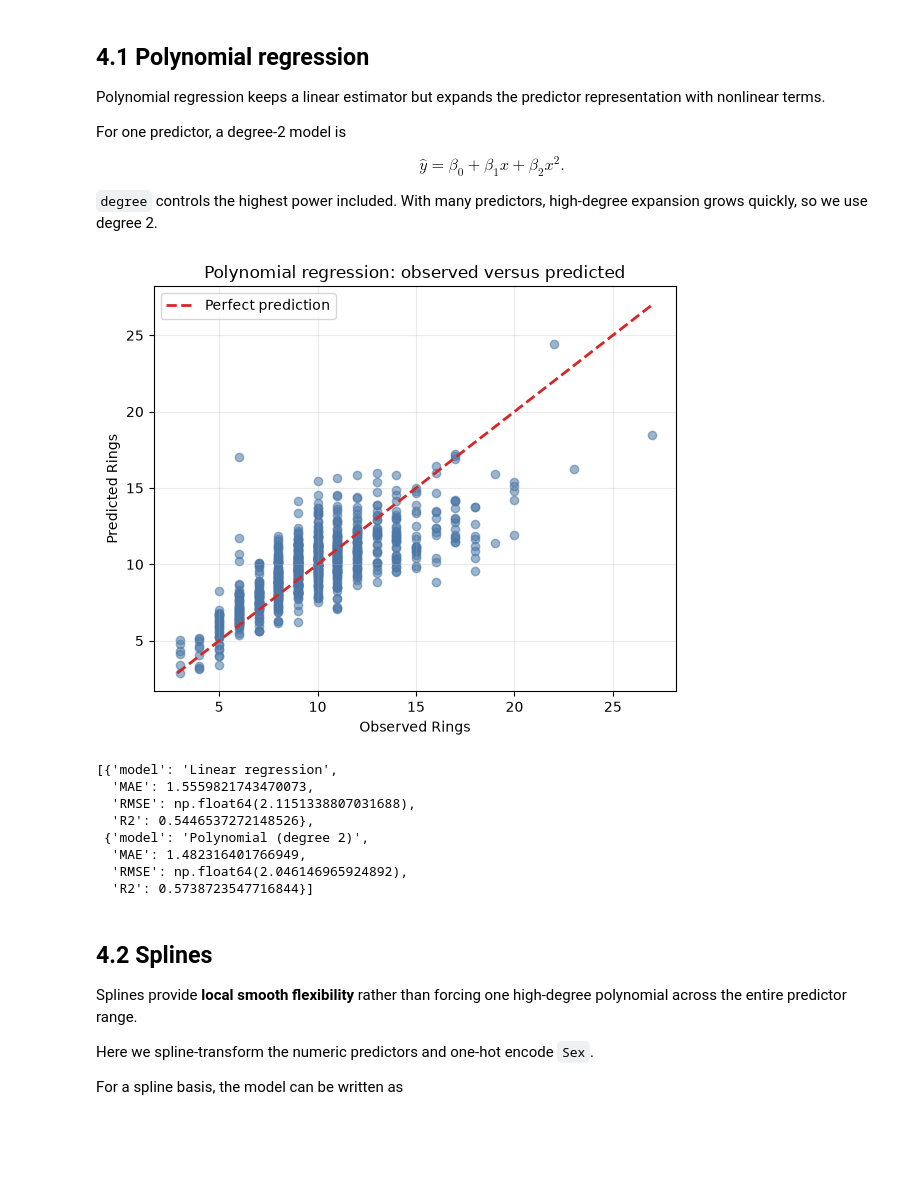
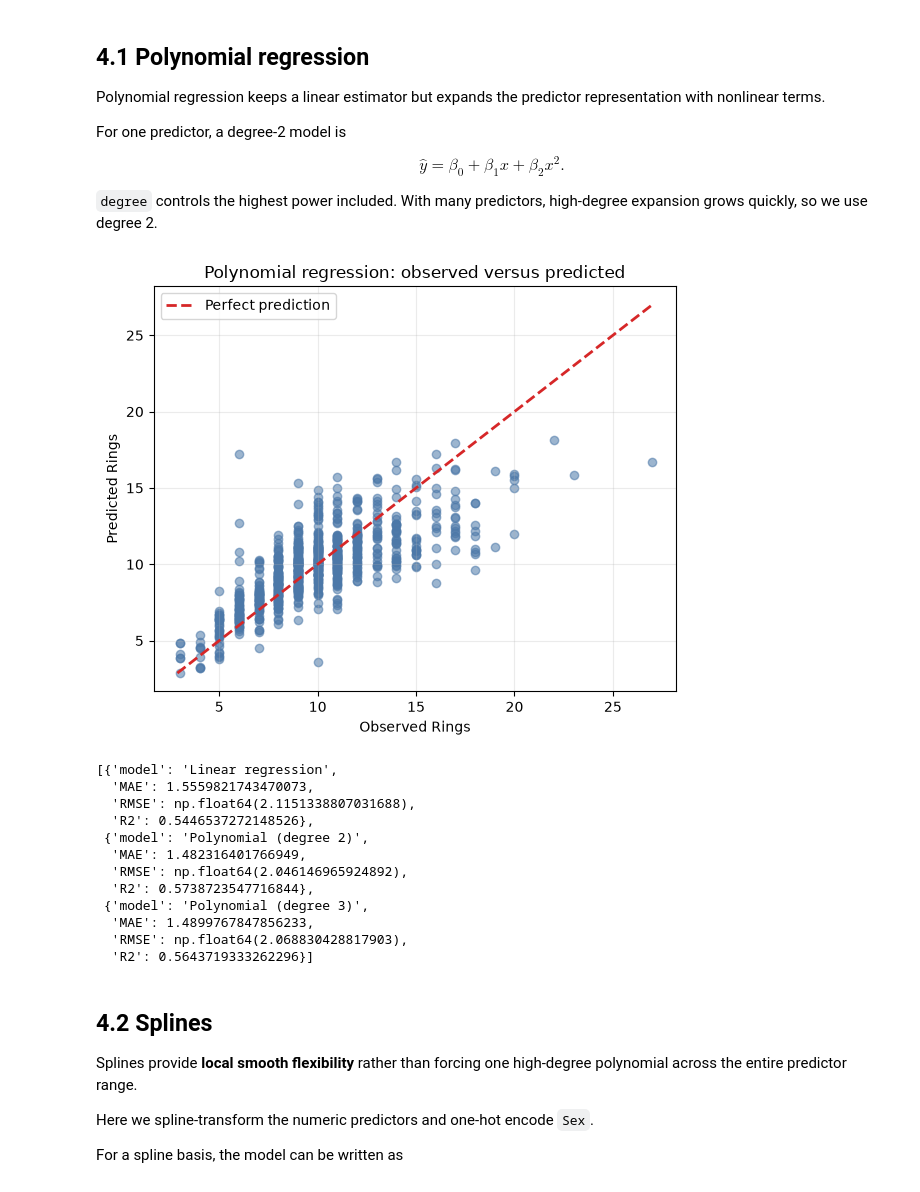
Before and after one commit to mrazzb/KSE_ML_for_bioinformatics, a Jupyter notebook: practicals/week3/Practical_03_Regression_Zoo_Classification_Challenge.ipynb, the cells around one changed output. Drawn from its saved outputs; the diff is of its cells as text; code cells hidden in the pictures; blank space fills up the shorter version.

```diff
--- a/practicals/week3/Practical_03_Regression_Zoo_Classification_Challenge.ipynb
+++ b/practicals/week3/Practical_03_Regression_Zoo_Classification_Challenge.ipynb
@@ -258,7 +286,7 @@ plt.show()
 #Class label
 df["Age_class"] = pd.cut(
     df["Rings"],
-    bins=[-np.inf, 8, 10, np.inf],
+    bins=[-np.inf, 6, 10, np.inf],
     labels=["young", "middle", "old"]
 )
 
@@ -295,7 +323,7 @@ axes = np.atleast_1d(axes).ravel()
 
 for ax, column in zip(axes, numeric_eda_cols):
     values = df[column].dropna()
-    ax.hist(values, bins=30, color="#4c78a8", alpha=0.8, edgecolor="white")
+    ax.hist(values, bins=29, color="#4c78a8", alpha=0.8, edgecolor="white")
     ax.axvline(values.mean(), color="#d62728", linestyle="--", linewidth=1.5, label="Mean")
     ax.axvline(values.median(), color="#2ca02c", linestyle=":", linewidth=1.8, label="Median")
     ax.set_title(column)
@@ -463,19 +491,19 @@ $$
 # %%
 poly_model = Pipeline([
     ("prep", preprocessor),
-    ("poly", PolynomialFeatures(degree=2, include_bias=False)),
+    ("poly", PolynomialFeatures(degree=3, include_bias=False, interaction_only=False)),
     ("model", Ridge(alpha=1.0))
 ])
 
 poly_model.fit(X_train, y_train)
 pred_poly = poly_model.predict(X_test)
 
 regression_results.append(
-    regression_metrics("Polynomial (degree 2)", y_test, pred_poly))
+    regression_metrics("Polynomial (degree 3)", y_test, pred_poly))
 plot_observed_vs_predicted(y_test, pred_poly, "Polynomial regression: observed versus predicted")
 regression_results
 # %% [output]
-[figure, old version]
+[figure, new version]
 [{'model': 'Linear regression',
   'MAE': 1.5559821743470073,
   'RMSE': np.float64(2.1151338807031688),
@@ -483,7 +511,11 @@ regression_results
  {'model': 'Polynomial (degree 2)',
   'MAE': 1.482316401766949,
   'RMSE': np.float64(2.046146965924892),
-  'R2': 0.5738723547716844}]
+  'R2': 0.5738723547716844},
+ {'model': 'Polynomial (degree 3)',
+  'MAE': 1.4899767847856233,
+  'RMSE': np.float64(2.068830428817903),
+  'R2': 0.5643719333262296}]
 # %% [markdown]
 ## 4.2 Splines
 
```
Also changed, not shown: parts of 51 cells of this notebook, 17 other files.
